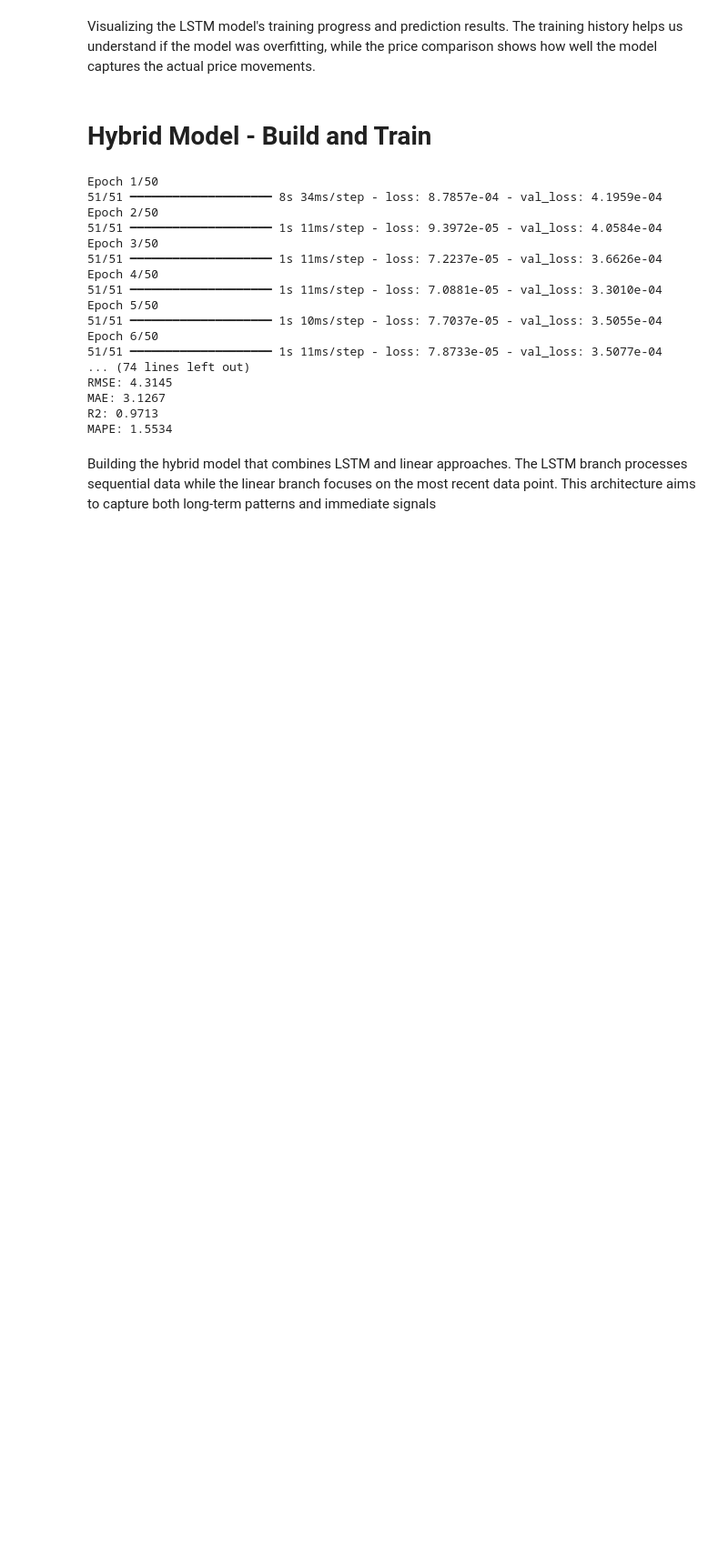
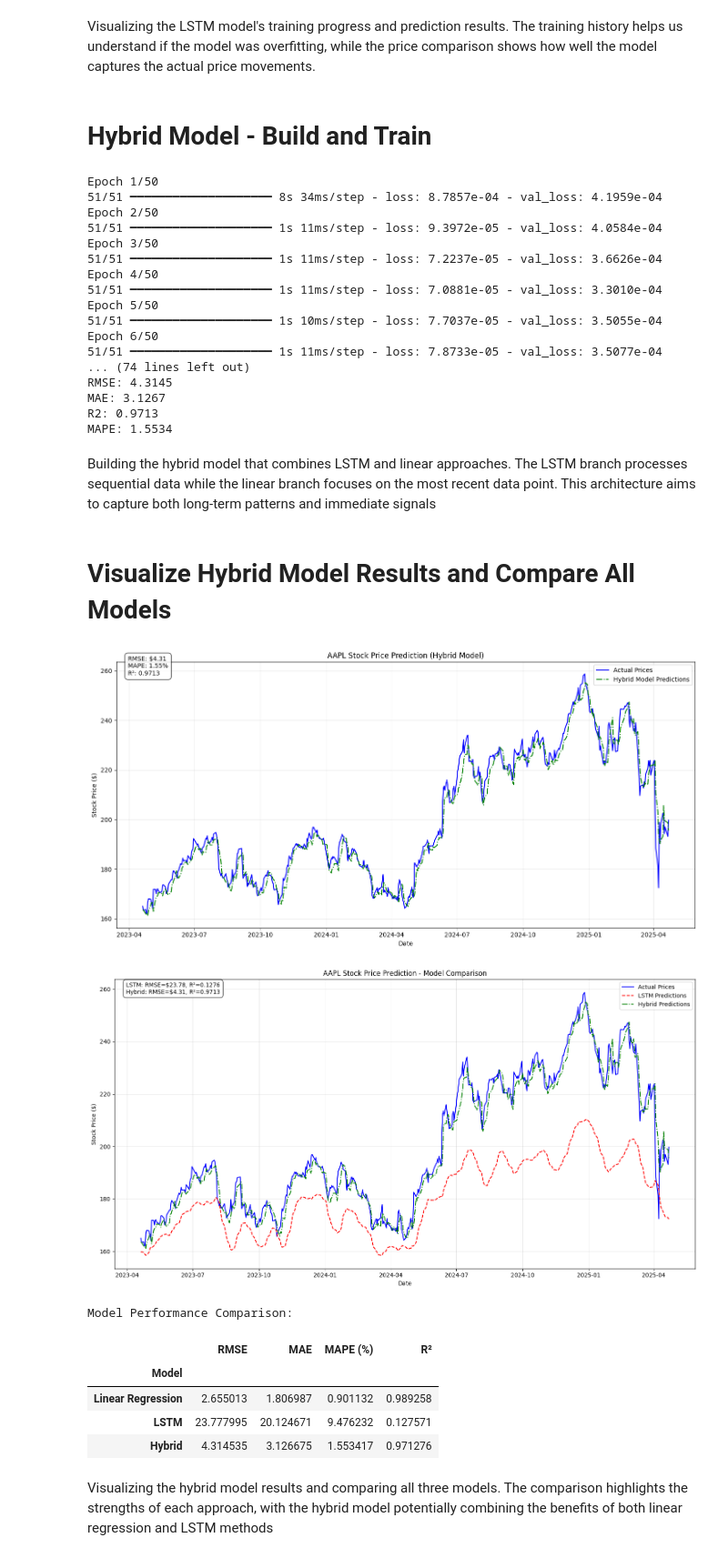
Before and after one commit to vishalgarg99/-IntegratingRegression-and-LSTM-Models-for-Accurate-Stock-Price-Prediction-Using-Yahoo-Finance-Data-, a Jupyter notebook: Hybrid.ipynb, the cells around one changed output. Shown: that part at 91% size. Saved outputs shown, nothing was run; the diff lists cells and outputs as text; code cells hidden in the pictures; blank space fills up the shorter version.

Commit message:
Added Visualization for Hybrid model Results and Compare all models

```diff
--- a/Hybrid.ipynb
+++ b/Hybrid.ipynb
@@ -497,3 +497,83 @@ R2: 0.9713
 MAPE: 1.5534
 # %% [markdown]
 Building the hybrid model that combines LSTM and linear approaches. The LSTM branch processes sequential data while the linear branch focuses on the most recent data point. This architecture aims to capture both long-term patterns and immediate signals
+# %% [markdown]
+# Visualize Hybrid Model Results and Compare All Models
+# %%
+# Plot the hybrid model predictions
+plt.figure(figsize=(14, 7))
+
+# Plot actual vs predicted prices
+plt.plot(test_dates, y_test_seq_rescaled, label='Actual Prices', color='blue')
+plt.plot(test_dates, hybrid_test_pred_rescaled, label='Hybrid Model Predictions', color='green', linestyle='-.')
+
+plt.title(f'{ticker} Stock Price Prediction (Hybrid Model)')
+plt.xlabel('Date')
+plt.ylabel('Stock Price ($)')
+plt.legend()
+plt.grid(True, alpha=0.3)
+
+# Add metrics as text
+metrics_text = (f"RMSE: ${hybrid_metrics['RMSE']:.2f}\n"
+                f"MAPE: {hybrid_metrics['MAPE']:.2f}%\n"
+                f"R²: {hybrid_metrics['R2']:.4f}")
+plt.annotate(metrics_text, xy=(0.02, 0.95), xycoords='axes fraction',
+            bbox=dict(boxstyle="round,pad=0.5", facecolor='white', alpha=0.8))
+
+plt.tight_layout()
+plt.show()
+
+# Compare all models
+plt.figure(figsize=(15, 8))
+
+# Plot actual prices
+plt.plot(test_dates, y_test_seq_rescaled, label='Actual Prices', color='blue')
+
+# Ensure LSTM and hybrid predictions match test_dates length
+lstm_pred = lstm_test_pred_rescaled[:len(test_dates)]
+hybrid_pred = hybrid_test_pred_rescaled[:len(test_dates)]
+
+# Plot model predictions
+plt.plot(test_dates, lstm_pred, label='LSTM Predictions', color='red', linestyle='--')
+plt.plot(test_dates, hybrid_pred, label='Hybrid Predictions', color='green', linestyle='-.')
+
+plt.title(f'{ticker} Stock Price Prediction - Model Comparison')
+plt.xlabel('Date')
+plt.ylabel('Stock Price ($)')
+plt.legend()
+plt.grid(True, alpha=0.3)
+
+# Add comparative metrics as text
+comparison_text = (
+    f"LSTM: RMSE=${lstm_metrics['RMSE']:.2f}, R²={lstm_metrics['R2']:.4f}\n"
+    f"Hybrid: RMSE=${hybrid_metrics['RMSE']:.2f}, R²={hybrid_metrics['R2']:.4f}"
+)
+plt.annotate(comparison_text, xy=(0.02, 0.95), xycoords='axes fraction',
+            bbox=dict(boxstyle="round,pad=0.5", facecolor='white', alpha=0.8))
+
+plt.tight_layout()
+plt.show()
+
+# Performance comparison table
+models = ['Linear Regression', 'LSTM', 'Hybrid']
+metrics_df = pd.DataFrame({
+    'Model': models,
+    'RMSE': [lr_metrics['RMSE'], lstm_metrics['RMSE'], hybrid_metrics['RMSE']],
+    'MAE': [lr_metrics['MAE'], lstm_metrics['MAE'], hybrid_metrics['MAE']],
+    'MAPE (%)': [lr_metrics['MAPE'], lstm_metrics['MAPE'], hybrid_metrics['MAPE']],
+    'R²': [lr_metrics['R2'], lstm_metrics['R2'], hybrid_metrics['R2']]
+})
+
+print("Model Performance Comparison:")
+metrics_df.set_index('Model')
+# %% [output]
+[figure, added]
+[figure, added]
+Model Performance Comparison:
+|  | RMSE | MAE | MAPE (%) | R² |
+| Model |  |  |  |  |
+| Linear Regression | 2.655013 | 1.806987 | 0.901132 | 0.989258 |
+| LSTM | 23.777995 | 20.124671 | 9.476232 | 0.127571 |
+| Hybrid | 4.314535 | 3.126675 | 1.553417 | 0.971276 |
+# %% [markdown]
+ Visualizing the hybrid model results and comparing all three models. The comparison highlights the strengths of each approach, with the hybrid model potentially combining the benefits of both linear regression and LSTM methods
```
